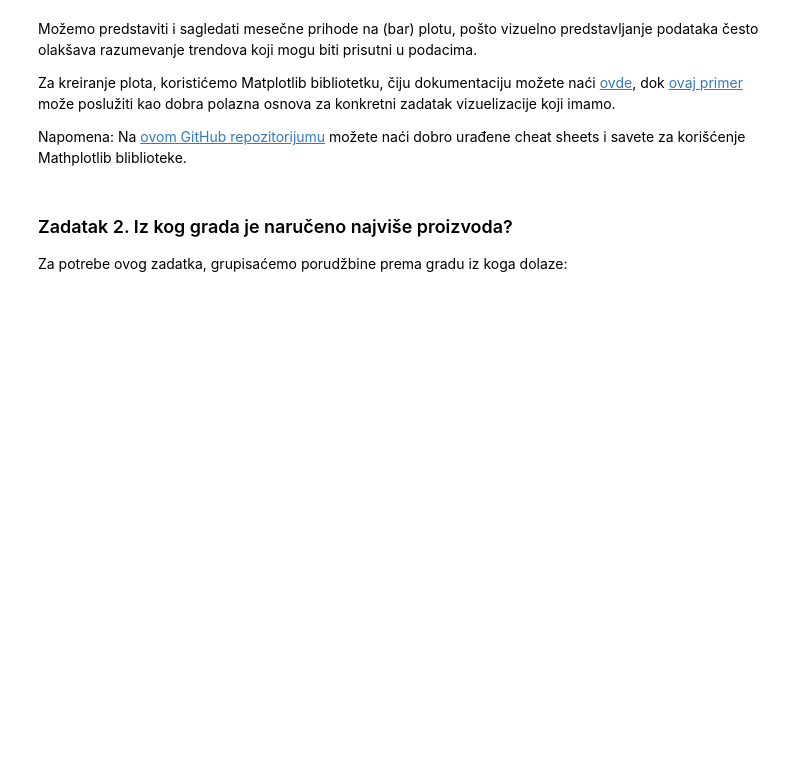
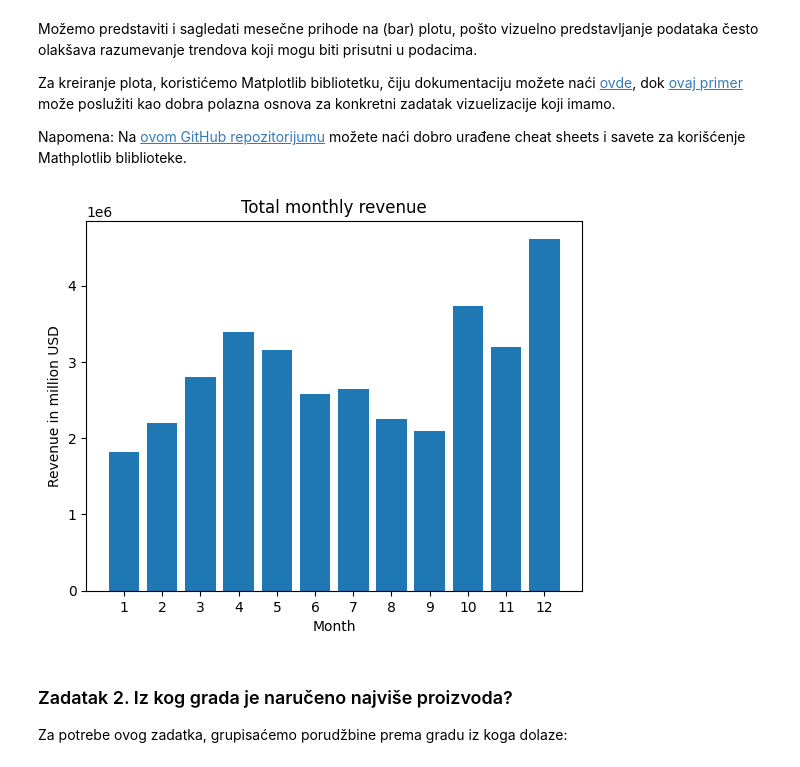
Before and after one commit to programiranje3/p3-2024v, a Jupyter notebook: pandas_and_viz_labs/sales_analysis.ipynb, the cells around one changed output. Drawn from its saved outputs; the diff is of its cells as text; code cells hidden in the pictures; blank space fills up the shorter version.

```diff
--- a/pandas_and_viz_labs/sales_analysis.ipynb
+++ b/pandas_and_viz_labs/sales_analysis.ipynb
@@ -563,9 +579,13 @@ Da bismo odgovorili na ovo pitanje, potrebno je da:
 - izračunamo ukupan prihod na mesečnom nivou
 # %% [markdown]
 **Korak 1**: Izračunavanje ukupnog prihoda po porudžbini
+# %%
+sales['Order_Revenue'] = sales.Quantity_Ordered * sales.Price_Each
 # %% [markdown]
 **Korak 2**: Izdvajanje meseca iz datuma porudžbine (`Order_Date`)
 
 S obzirom da je `Order_Date` pandas serija tipa datetime, možemo koristiti `dt` da bismo dobili pristup svakoj vrednosti u seriji kao datetime objektu.
 
 Kad imamo pristup datumu porudžbine kao datetime objektu, možemo uzeti bilo koji element datuma (godina, mesec, dan, itd.) i vremena porudžbine kroz odgovarajuća polja objekta.
+# %%
+sales['Order_Month'] = sales.Order_Date.dt.month
@@ -572,2 +606,5 @@ Kad imamo pristup datumu porudžbine kao datetime objektu, možemo uzeti bilo ko
 # %% [markdown]
 **Korak 3**: Izračunavanje ukupnog prihoda za svaki mesec
+# %%
+monthly_revenue = sales.groupby("Order_Month").Order_Revenue.sum()
+monthly_revenue
@@ -579,6 +648,20 @@ Možemo predstaviti i sagledati mesečne prihode na (bar) plotu, pošto vizuelno
 Za kreiranje plota, koristićemo Matplotlib bibliotetku, čiju dokumentaciju možete naći [ovde](https://matplotlib.org/3.5.3/api/_as_gen/matplotlib.pyplot.html), dok [ovaj primer](https://matplotlib.org/stable/gallery/lines_bars_and_markers/bar_colors.html#sphx-glr-gallery-lines-bars-and-markers-bar-colors-py) može poslužiti kao dobra polazna osnova za konkretni zadatak vizuelizacije koji imamo.
 
 Napomena: Na [ovom GitHub repozitorijumu](https://github.com/matplotlib/cheatsheets) možete naći dobro urađene cheat sheets i savete za korišćenje Mathplotlib bliblioteke.
+# %%
+x = monthly_revenue.index.tolist()
+y = monthly_revenue.values.tolist()
+
+_, ax = plt.subplots()
+ax.bar(x,  y)
+ax.set_title("Total monthly revenue")
+ax.set_ylabel("Revenue in million USD")
+ax.set_xlabel("Month")
+ax.set_xticks(range(1,13))
+
+plt.show()
+# %% [output]
+[figure, added]
 # %% [markdown]
 ### Zadatak 2. Iz kog grada je naručeno najviše proizvoda?
 
```
Also changed, not shown: parts of 53 cells of this notebook, 1 other file.
